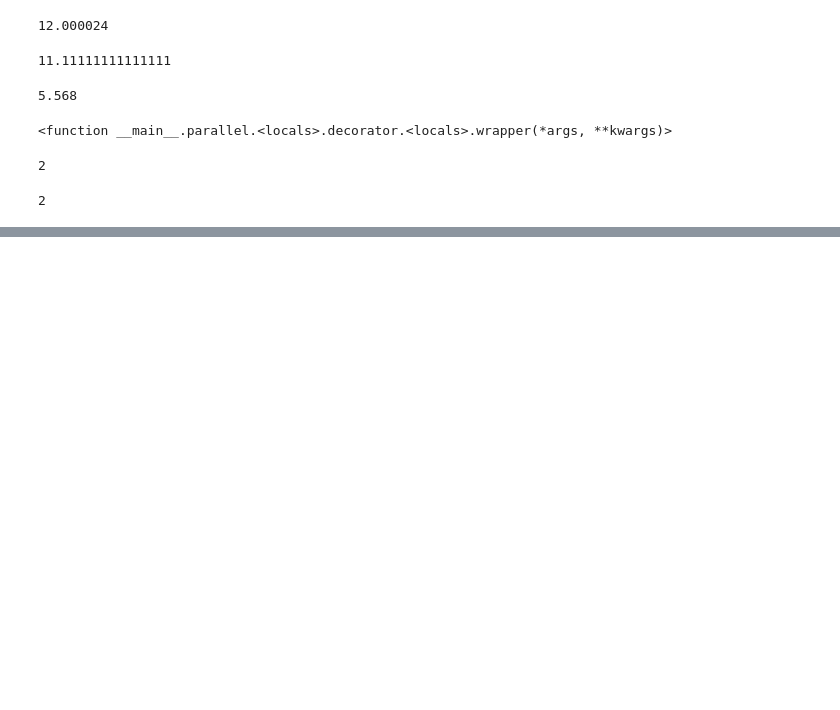
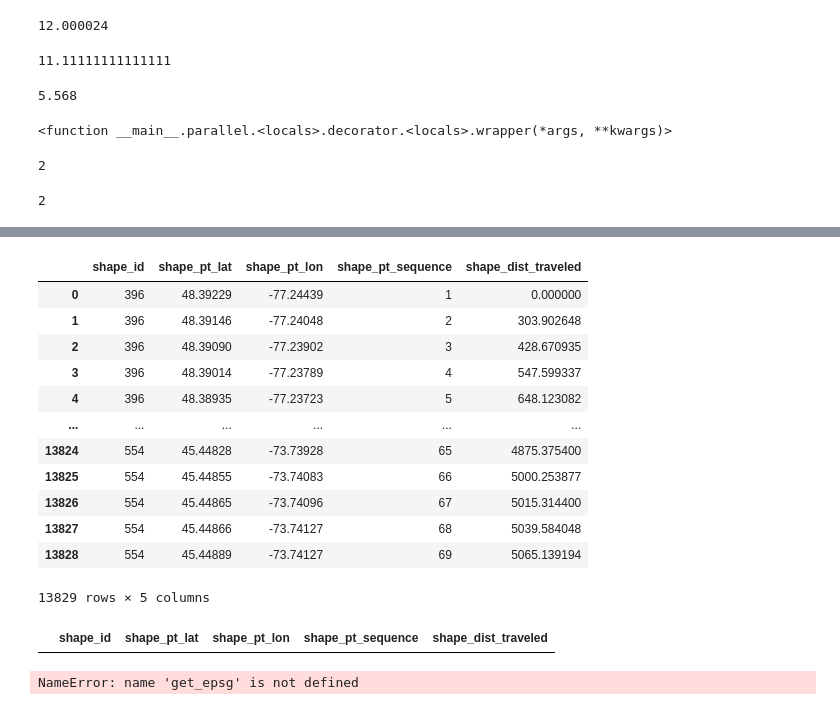
Before and after one commit to systragroup/quetzal, a Jupyter notebook: api/GTFS_importer/notebook/test.ipynb, the cells around one changed output, grey strips where cells are left out. Drawn from its saved outputs; the diff is of its cells as text; code cells hidden in the pictures; blank space fills up the shorter version.

Commit message:
fix for NaN in stop_times and shapes

```diff
--- a/api/GTFS_importer/notebook/test.ipynb
+++ b/api/GTFS_importer/notebook/test.ipynb
@@ -380,0 +419,43 @@ res.shape[1]
+# %%
+self.shapes.dropna()
+# %% [output]
+|  | shape_id | shape_pt_lat | shape_pt_lon | shape_pt_sequence | shape_dist_traveled |
+| 0 | 396 | 48.39229 | -77.24439 | 1 | 0.000000 |
+| 1 | 396 | 48.39146 | -77.24048 | 2 | 303.902648 |
+| 2 | 396 | 48.39090 | -77.23902 | 3 | 428.670935 |
+| 3 | 396 | 48.39014 | -77.23789 | 4 | 547.599337 |
+| 4 | 396 | 48.38935 | -77.23723 | 5 | 648.123082 |
+| ... | ... | ... | ... | ... | ... |
+| 13824 | 554 | 45.44828 | -73.73928 | 65 | 4875.375400 |
+| 13825 | 554 | 45.44855 | -73.74083 | 66 | 5000.253877 |
+| 13826 | 554 | 45.44865 | -73.74096 | 67 | 5015.314400 |
+| 13827 | 554 | 45.44866 | -73.74127 | 68 | 5039.584048 |
+| 13828 | 554 | 45.44889 | -73.74127 | 69 | 5065.139194 |
+13829 rows × 5 columns
+# %%
+self.shapes[self.shapes['shape_dist_traveled'].isnull()]
+# %% [output]
+|  | shape_id | shape_pt_lat | shape_pt_lon | shape_pt_sequence | shape_dist_traveled |
+# %%
+ '''
+return self with self.shapes['shape_dist_traveled']
+'''
+#transform coords to meters
+epsg = get_epsg(self.stops.iloc[1]['stop_lat'], self.stops.iloc[1]['stop_lon'])
+# pyproj takes [y,x] and return [x,y].
+self.shapes['shape_pt_x'],self.shapes['shape_pt_y'] = transform(4326, epsg, self.shapes['shape_pt_lat'],self.shapes['shape_pt_lon'])
+
+#get distance between each points
+self.shapes = self.shapes.sort_values(['shape_id','shape_pt_sequence']).reset_index(drop=True)
+self.shapes['geom'] = self.shapes[['shape_pt_y','shape_pt_x']].apply(tuple,axis=1)
+self.shapes['previous_geom'] = self.shapes['geom'].shift(+1).fillna(method='bfill')
+
+self.shapes['dist'] = self.shapes[['previous_geom','geom']].apply(lambda x: euclidean_distance(x[0],x[1]), axis=1)
+# cumsum the dist minus the first one (should be 0 but its not due to the batch operation)
+self.shapes['shape_dist_traveled'] = self.shapes.groupby('shape_id')['dist'].apply(cumulative_minus_first)
+
+self.shapes = self.shapes.drop(columns=['shape_pt_x','shape_pt_y','geom','previous_geom','dist'])
+if self.dist_units == 'km':
+    self.shapes['shape_dist_traveled'] = self.shapes['shape_dist_traveled']/1000
+# %% [output]
+NameError: name 'get_epsg' is not defined
```
Also changed, not shown: parts of 19 cells of this notebook, 6 other files.
